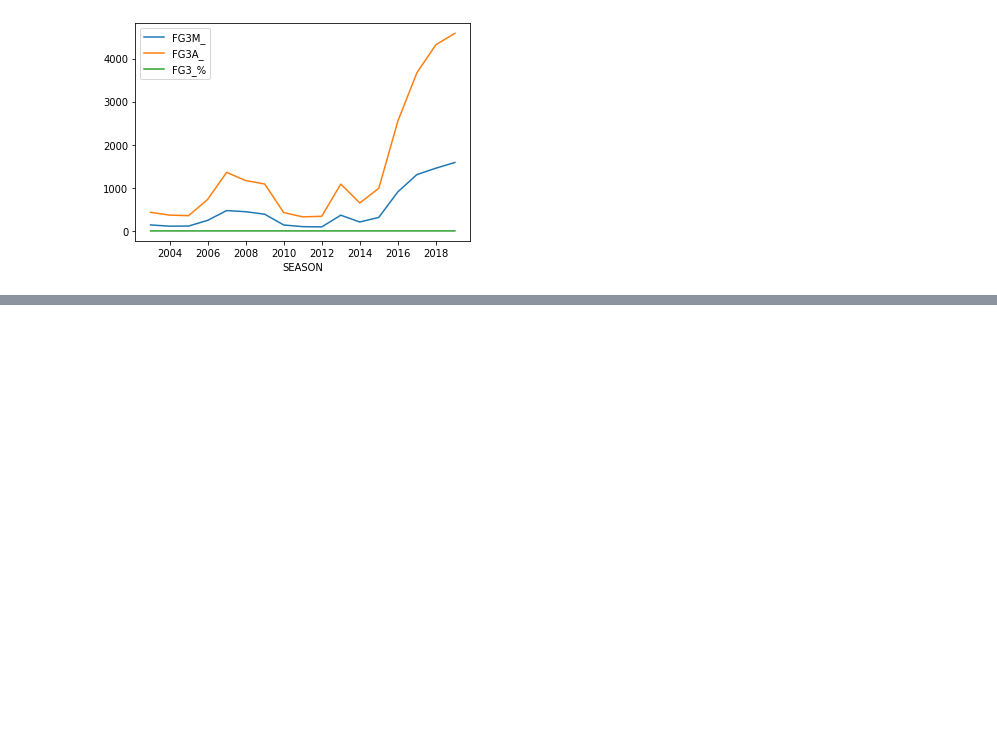
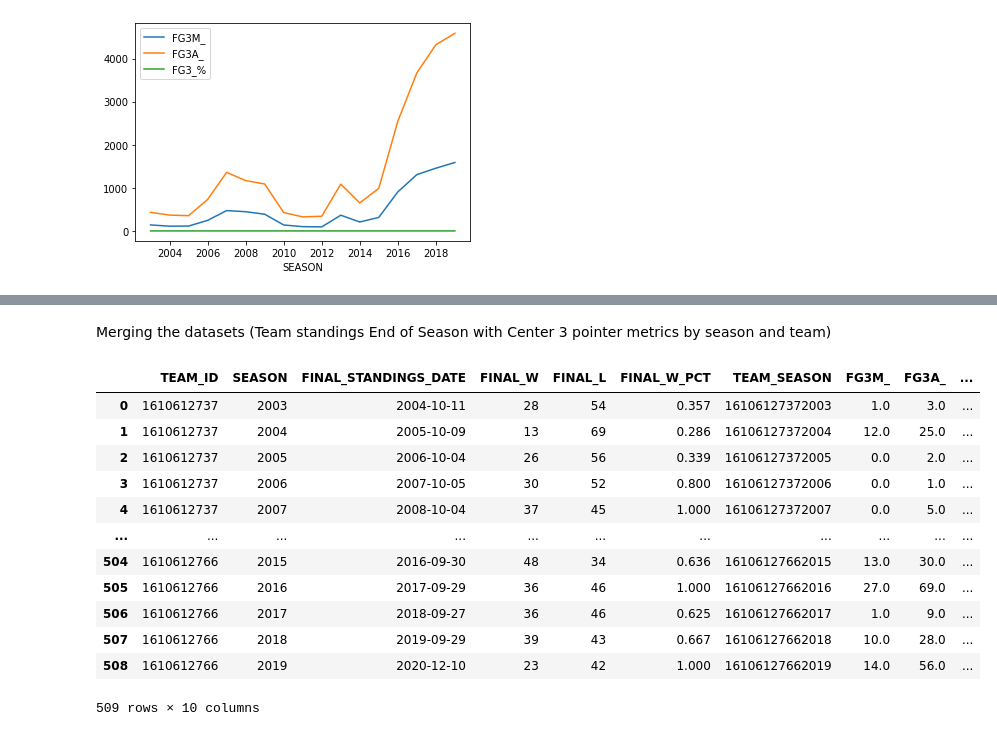
Before and after one commit to camiloms10/NBA_project, a Jupyter notebook: NBA_analysis.ipynb, the cells around one changed output, grey strips where cells are left out. Drawn from its saved outputs; the diff is of its cells as text; code cells hidden in the pictures; blank space fills up the shorter version.

```diff
--- a/NBA_analysis.ipynb
+++ b/NBA_analysis.ipynb
@@ -110,0 +115,22 @@ df_rank
+# %%
+dff2["TEAM_SEASON"] = dff2["TEAM_ID"].astype(str)+dff2["SEASON"].astype(str)
+# %% [markdown]
+Merging the datasets (Team standings End of Season with Center 3 pointer metrics by season and team)
+# %%
+dff2 = dff2.get(['TEAM_SEASON','FG3M_','FG3A_','FG3_%'])
+df_rank = df_rank.merge(dff2, on='TEAM_SEASON',  how= 'inner')
+df_rank
+# %% [output]
+|  | TEAM_ID | SEASON | FINAL_STANDINGS_DATE | FINAL_W | FINAL_L | FINAL_W_PCT | TEAM_SEASON | FG3M_ | FG3A_ | ... |
+| 0 | 1610612737 | 2003 | 2004-10-11 | 28 | 54 | 0.357 | 16106127372003 | 1.0 | 3.0 | ... |
+| 1 | 1610612737 | 2004 | 2005-10-09 | 13 | 69 | 0.286 | 16106127372004 | 12.0 | 25.0 | ... |
+| 2 | 1610612737 | 2005 | 2006-10-04 | 26 | 56 | 0.339 | 16106127372005 | 0.0 | 2.0 | ... |
+| 3 | 1610612737 | 2006 | 2007-10-05 | 30 | 52 | 0.800 | 16106127372006 | 0.0 | 1.0 | ... |
+| 4 | 1610612737 | 2007 | 2008-10-04 | 37 | 45 | 1.000 | 16106127372007 | 0.0 | 5.0 | ... |
+| ... | ... | ... | ... | ... | ... | ... | ... | ... | ... | ... |
+| 504 | 1610612766 | 2015 | 2016-09-30 | 48 | 34 | 0.636 | 16106127662015 | 13.0 | 30.0 | ... |
+| 505 | 1610612766 | 2016 | 2017-09-29 | 36 | 46 | 1.000 | 16106127662016 | 27.0 | 69.0 | ... |
+| 506 | 1610612766 | 2017 | 2018-09-27 | 36 | 46 | 0.625 | 16106127662017 | 1.0 | 9.0 | ... |
+| 507 | 1610612766 | 2018 | 2019-09-29 | 39 | 43 | 0.667 | 16106127662018 | 10.0 | 28.0 | ... |
+| 508 | 1610612766 | 2019 | 2020-12-10 | 23 | 42 | 1.000 | 16106127662019 | 14.0 | 56.0 | ... |
+509 rows × 10 columns
```
Also changed, not shown: parts of 2 cells of this notebook.
